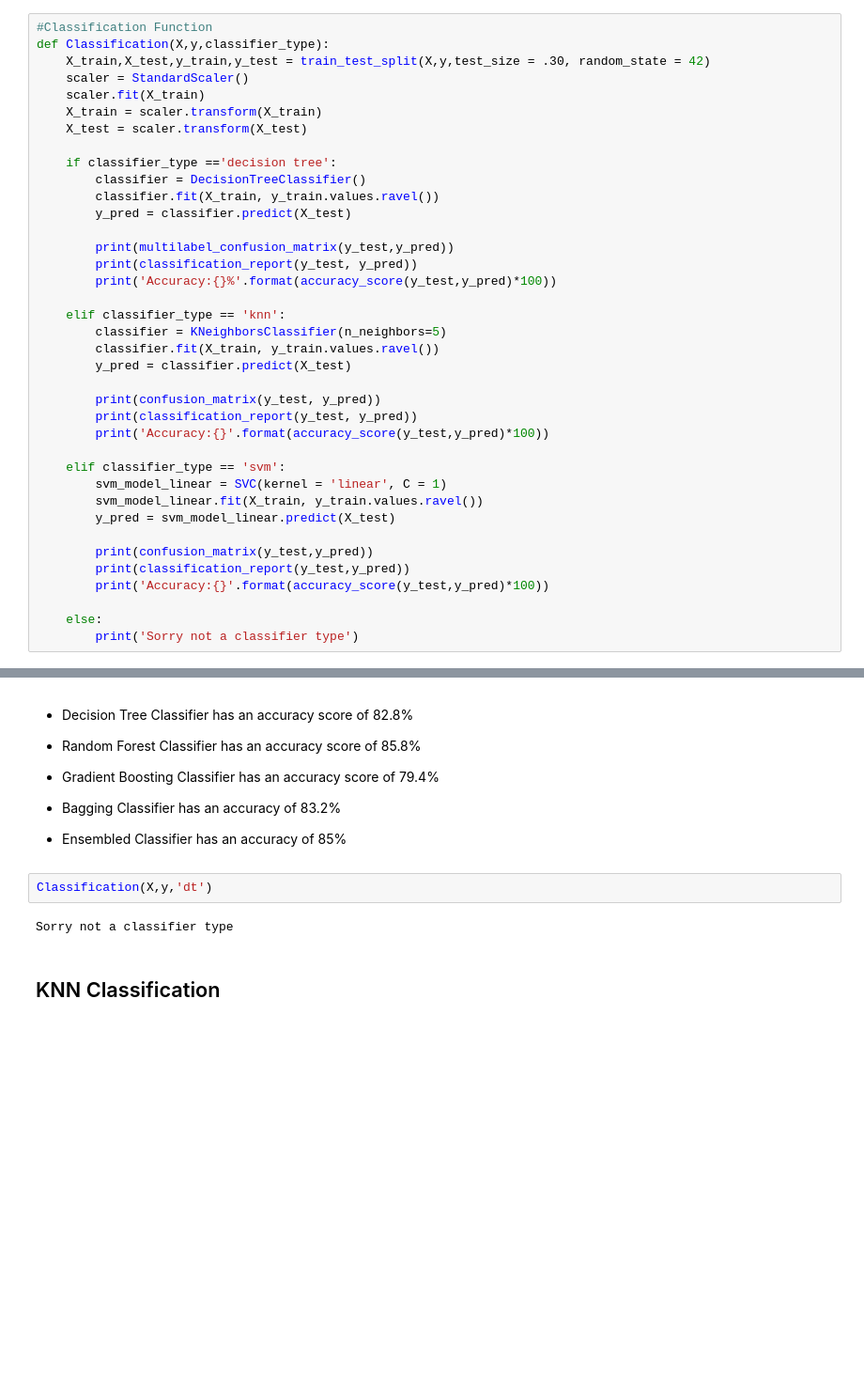
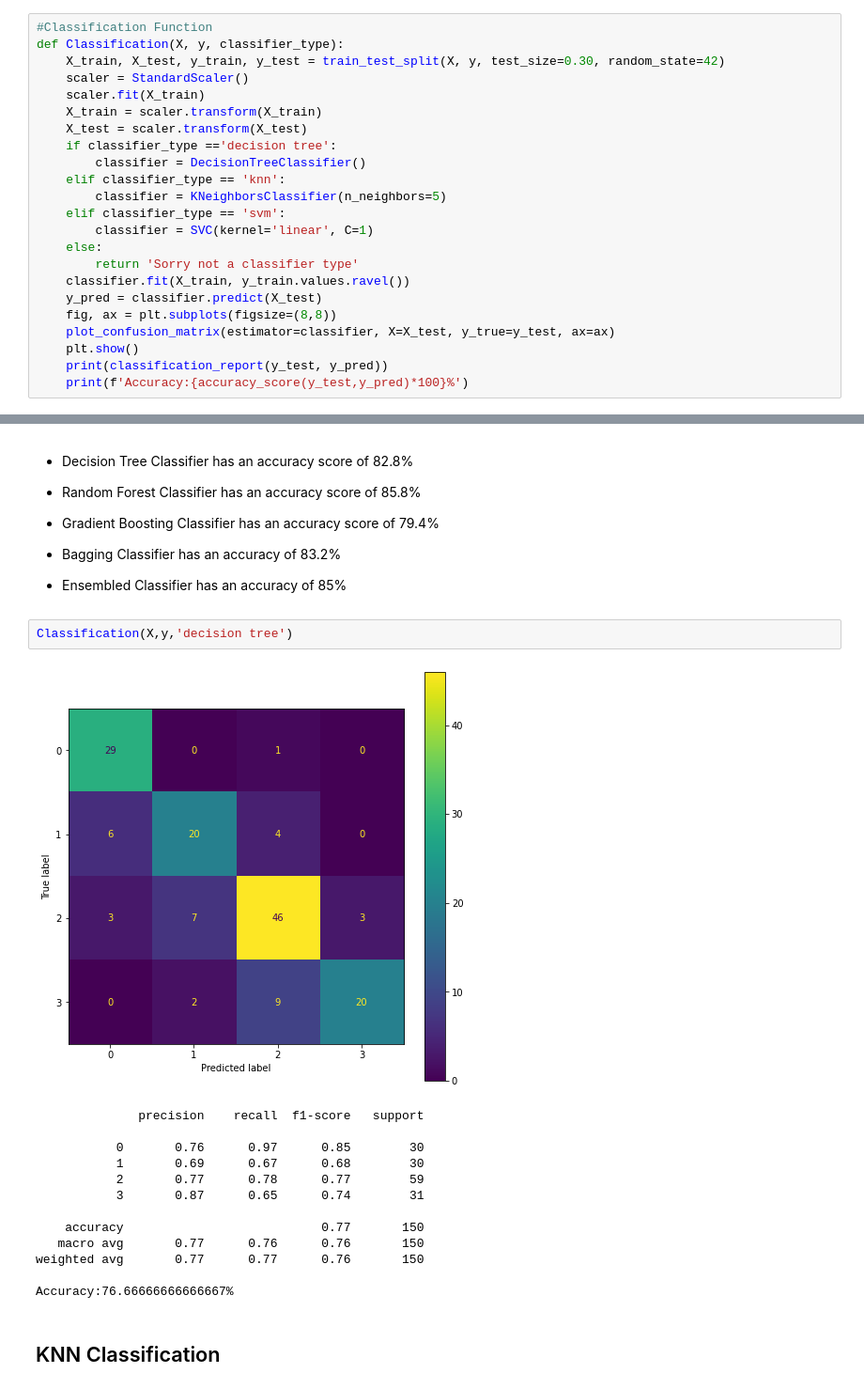
Before and after one commit to sik-flow/ESRB-Project, a Jupyter notebook: Untitled.ipynb, the cells around one changed output, grey strips where cells are left out. Shown at 94% size. Cells and saved outputs as stored; diff of their text form; blank space fills up the shorter version.

Commit message:
visualized confusion matrix

```diff
--- a/Untitled.ipynb
+++ b/Untitled.ipynb
@@ -110,42 +109,27 @@ def Visual(trueVals, predictedVals, classifierName):
     plt.show()
 # %%
 #Classification Function
-def Classification(X,y,classifier_type):
-    X_train,X_test,y_train,y_test = train_test_split(X,y,test_size = .30, random_state = 42)
+def Classification(X, y, classifier_type):
+    X_train, X_test, y_train, y_test = train_test_split(X, y, test_size=0.30, random_state=42)
     scaler = StandardScaler()
     scaler.fit(X_train)
     X_train = scaler.transform(X_train)
     X_test = scaler.transform(X_test)
-
     if classifier_type =='decision tree':
         classifier = DecisionTreeClassifier()
-        classifier.fit(X_train, y_train.values.ravel())
-        y_pred = classifier.predict(X_test)
-
-        print(multilabel_confusion_matrix(y_test,y_pred))
-        print(classification_report(y_test, y_pred))
-        print('Accuracy:{}%'.format(accuracy_score(y_test,y_pred)*100))
-
     elif classifier_type == 'knn':
         classifier = KNeighborsClassifier(n_neighbors=5)
-        classifier.fit(X_train, y_train.values.ravel())
-        y_pred = classifier.predict(X_test)
-
-        print(confusion_matrix(y_test, y_pred))
-        print(classification_report(y_test, y_pred))
-        print('Accuracy:{}'.format(accuracy_score(y_test,y_pred)*100))
-
     elif classifier_type == 'svm':
-        svm_model_linear = SVC(kernel = 'linear', C = 1)
-        svm_model_linear.fit(X_train, y_train.values.ravel())
-        y_pred = svm_model_linear.predict(X_test)
-
-        print(confusion_matrix(y_test,y_pred))
-        print(classification_report(y_test,y_pred))
-        print('Accuracy:{}'.format(accuracy_score(y_test,y_pred)*100))
-
+        classifier = SVC(kernel='linear', C=1)
     else:
-        print('Sorry not a classifier type')
+        return 'Sorry not a classifier type'
+    classifier.fit(X_train, y_train.values.ravel())
+    y_pred = classifier.predict(X_test)
+    fig, ax = plt.subplots(figsize=(8,8))
+    plot_confusion_matrix(estimator=classifier, X=X_test, y_true=y_test, ax=ax)
+    plt.show()
+    print(classification_report(y_test, y_pred))
+    print(f'Accuracy:{accuracy_score(y_test,y_pred)*100}%')
 # %%
 # Label Distribution Function
 def RatingPlot(dataFrame, featureName, setName):
@@ -502,9 +486,21 @@ Visual(y_test, predVal5, 'Stacked/Ensembled Classifier')
 
 - Ensembled Classifier has an accuracy of 85%
 # %%
-Classification(X,y,'dt')
+Classification(X,y,'decision tree')
 # %% [output]
+[figure, added]
-Sorry not a classifier type
+              precision    recall  f1-score   support
+
+           0       0.76      0.97      0.85        30
+           1       0.69      0.67      0.68        30
+           2       0.77      0.78      0.77        59
+           3       0.87      0.65      0.74        31
+
+    accuracy                           0.77       150
+   macro avg       0.77      0.76      0.76       150
+weighted avg       0.77      0.77      0.76       150
+
+Accuracy:76.66666666666667%
 # %% [markdown]
 ## KNN Classification
 # %%
```
Also changed, not shown: parts of 9 cells of this notebook.
